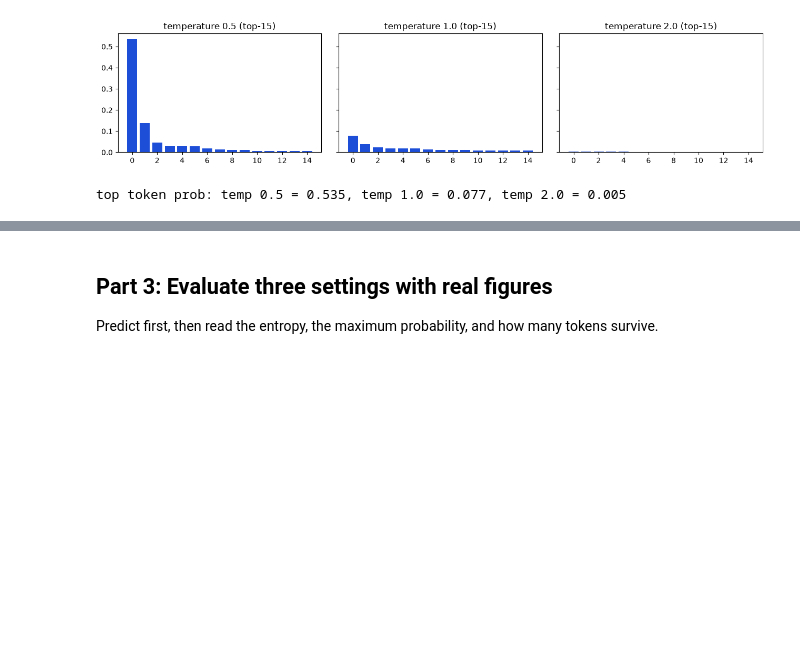
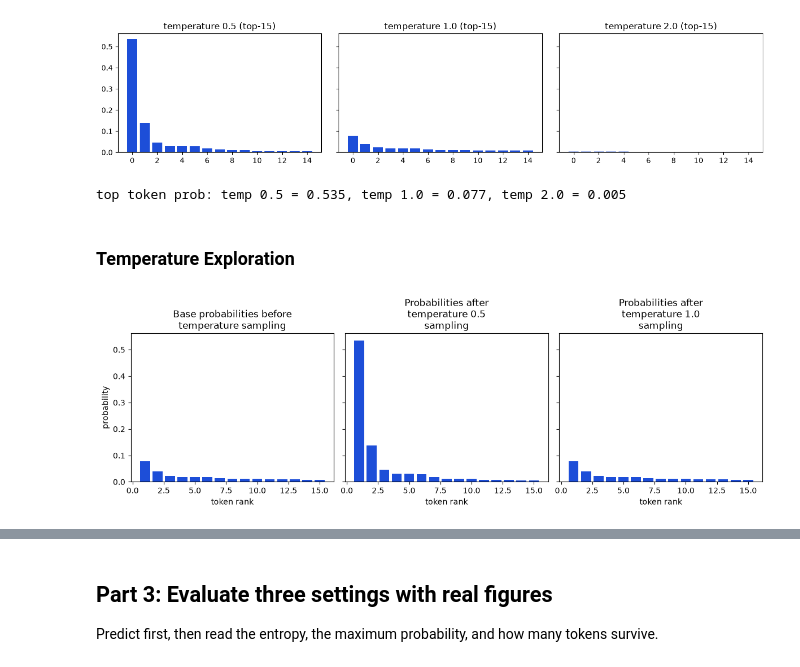
Before and after one commit to bretttay24/cosc-650-applied-llm-systems, a Jupyter notebook: week-2/week2_inference_sampling.ipynb, the cells around one changed output, grey strips where cells are left out. Saved outputs shown, nothing was run; the diff lists cells and outputs as text; code cells hidden in the pictures; blank space fills up the shorter version.

```diff
--- a/week-2/week2_inference_sampling.ipynb
+++ b/week-2/week2_inference_sampling.ipynb
@@ -97,3 +97,18 @@ print('top token prob: temp 0.5 = %.3f, temp 1.0 = %.3f, temp 2.0 = %.3f' % (
 # %% [output]
 [figure]
 top token prob: temp 0.5 = 0.535, temp 1.0 = 0.077, temp 2.0 = 0.005
+# %% [markdown]
+### Temperature Exploration
+# %%
+fig, axes = plt.subplots(1, 3, figsize=(12, 4), sharey=True)
+plots = [(base, 'Base probabilities before\ntemperature sampling')]
+for t in [0.5, 1.0]:
+    plots.append((temperature(z, t), f'Probabilities after\ntemperature {t}\nsampling'))
+for ax, (probabilities, title) in zip(axes, plots):
+    ax.bar(range(1, 16), np.sort(probabilities)[::-1][:15], color='#1d4ed8')
+    ax.set_title(title)
+    ax.set_xlabel('token rank')
+axes[0].set_ylabel('probability')
+plt.tight_layout(); plt.show()
+# %% [output]
+[figure, added]
```
Also changed, not shown: parts of 6 cells of this notebook, 2 other files.
